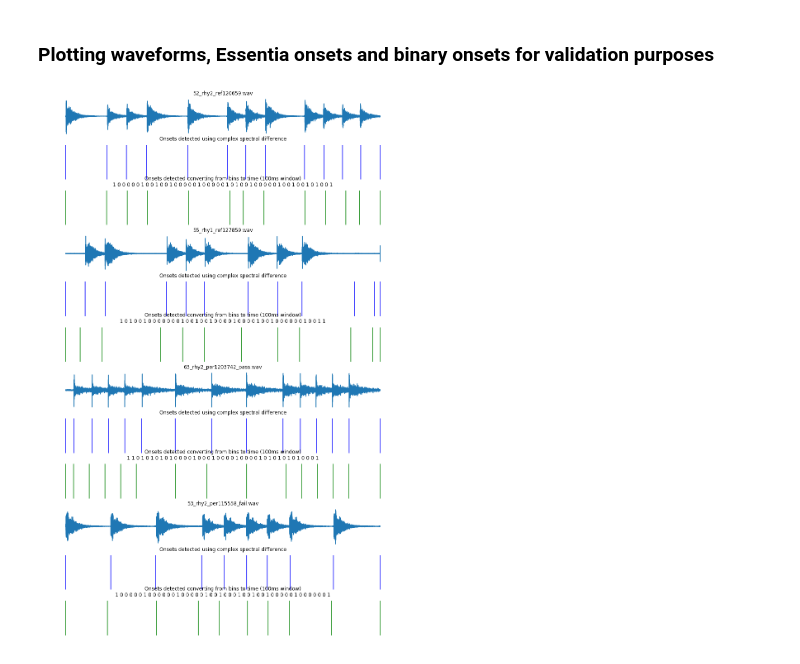
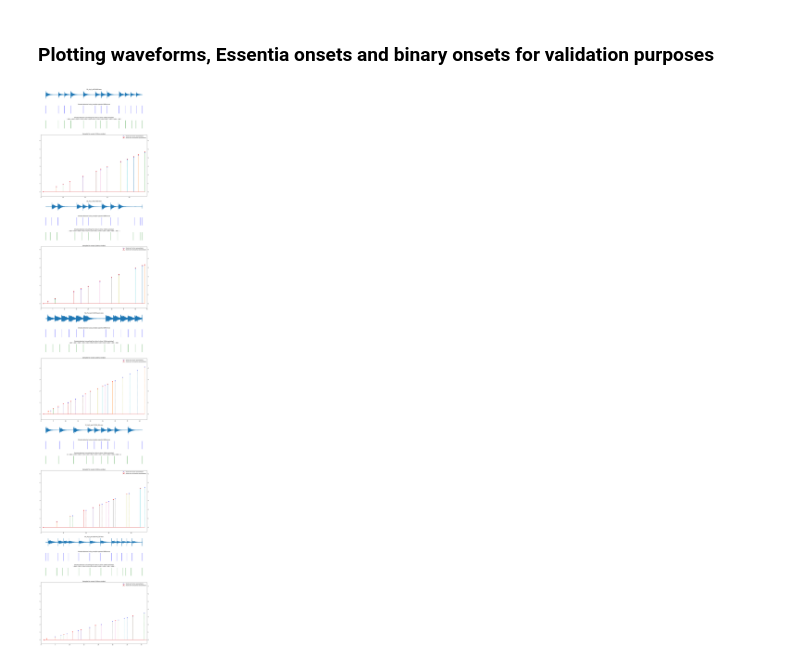
Before and after one commit to MTG/mast-rhythm-analysis, a Jupyter notebook: notebooks/PreProcessDataFromMASTDataset.ipynb, the cells around one changed output. Saved outputs shown, nothing was run; the diff lists cells and outputs as text; code cells hidden in the pictures.

Commit message:
adding stemplots to pre-processing notebook

```diff
--- a/notebooks/PreProcessDataFromMASTDataset.ipynb
+++ b/notebooks/PreProcessDataFromMASTDataset.ipynb
@@ -19,6 +19,8 @@ import matplotlib.pyplot as plt
 SAMPLE_RATE = 44100
 WINDOW_SIZE = 1024
 HOP_SIZE = 512
+
+ONSET_WINDOW_SIZE = 0.1 # 100ms
 
 WINDOWING_METHOD = 'hann'
 ONSET_DETECTION_METHOD = 'complex'
@@ -143,7 +145,8 @@ rescale_and_make_bins(os.path.join(DATA_FOLDER, 'Only Performances/MAST Onsets [
 ### Plotting waveforms, Essentia onsets and binary onsets for validation purposes
 # %%
 audio_samples = ['Only References/52_rhy2_ref120659.wav', 'Only References/55_rhy1_ref127859.wav',
-                'Only Performances/63_rhy2_per1203742_pass.wav', 'Only Performances/53_rhy2_per115558_fail.wav']
+                'Only Performances/54_rhy1_per119859_pass.wav', 'Only Performances/53_rhy2_per115558_fail.wav',
+                'Only Performances/67_rhy2_per1393742_fail.wav']
 
 # gets the audio index of an our auxiliar files (previously stored data)
 def get_audio_index(file, performance_type):
@@ -162,11 +165,14 @@ def get_info(file, performance_type, info_file_format):
         return [float(x) for x in scaling_info.split()]
 
 
-f, axarr = plt.subplots(len(audio_samples) * 3,1,figsize=(15, len(audio_samples)*6))
+
+f, axarr = plt.subplots(len(audio_samples) * 4,1,figsize=(15, len(audio_samples)*15), gridspec_kw = {'height_ratios':len(audio_samples) *[1,1,1,7]})
 idx = 0
 
 for audio in audio_samples:
     file_name = audio.split('/')[1]
+
+    ## Plotting weveform ###
 
     w = _load_file_as_monophonic_waveform(os.path.join(DATA_FOLDER, audio))
 
@@ -182,42 +188,75 @@ for audio in audio_samples:
     axarr[idx].axis('off')
     axarr[idx].set_title(file_name);
 
     essentia_onsets = get_info(file_name, 'reference' if 'ref' in file_name else 'performance', 'MAST Onsets [{}s]')
     # scaling essentia onsets so the first onset is in moment 0
-    essentia_onsets = [x - true_onsets[0] for x in essentia_onsets]
+    essentia_onsets = [x - essentia_onsets[0] for x in essentia_onsets]
 
     idx+=1
 
-    ## Plotting onsets computed by essentia
+    ## Plotting onsets computed by essentia ###
 
-    # I'm not plotting time domain since it varies between representations (the bins are scaled).
-    # what's really important is to check the organization of onsets. They must resemble
-
-    # axarr[idx].plot(t,zero_array)
     axarr[idx].set_title('Onsets detected using complex spectral difference');
     axarr[idx].axis('off')
     axarr[idx].vlines(essentia_onsets, -1, 1, color='b')
 
     ## Plotting onsets reconverted from bins
     onset_bins = get_info(file_name, 'reference' if 'ref' in file_name else 'performance', 'MAST Onsets [{}s] [BINS]')
 
     # Converting from bins to time according to window size (100ms)
     bins_to_onsets = []
     for i in range(len(onset_bins)):
         # if there's a beat on that window
         if onset_bins[i]:
-            bins_to_onsets.append((i * onset_bins[i]) * 0.1)
+            bins_to_onsets.append(i * ONSET_WINDOW_SIZE)
 
     idx+=1
 
-    # I'm not plotting time domain since it varies between representations (the bin representation is scaled).
-    # what's really important is to check the organization of onsets
-
-    # axarr[idx].plot(t,zero_array)
     axarr[idx].set_title('Onsets detected converting from bins to time (100ms window)\n%s' % " ".join(str(int(i)) for i in onset_bins));
     axarr[idx].axis('off')
     axarr[idx].vlines(bins_to_onsets, -1, 1, color='g')
 
     idx+=1
+
+    ## Plotting stems from both essentia and bins onsets ###
+
+    bins_stems = []
+
+    # converting from onset bins to bins boundaries
+    # (e.g) a 1 in a index #10 means a beat in the window #10
+    # (boundaries: 0,9s - 1s). window size is 100ms
+    for i in range(len(onset_bins)):
+        if onset_bins[i]:
+            bins_stems.append((onset_bins[i] * (i+1)))
+
+    axarr[idx].set_title('Stemplot for onsets (100ms window)')
+    axarr[idx].set_xlim([0,len(onset_bins) + 1])
+    # setting y limit with some extra buffer (time is scaled for performances)
+    axarr[idx].set_ylim([-0.5,scaling_info[2] + 2])
+    # Plotting bins stems
+    plot_one = axarr[idx].stem(bins_stems, bins_to_onsets, '--', markerfmt='b^',label='Onset mark for bin representation')
+
+    # Plotting essentia stems (overlapped)
+    # (e.g ) an onset in moment 0.95s means
+    # a beat with boundaries [0,9s - 1s] which
+    # translates to window/stem 10
+    essentia_stems = [int(essentia_onset / ONSET_WINDOW_SIZE) + 1 for essentia_onset in essentia_onsets]
+
+
+    overlapped = axarr[idx].twinx()
+    overlapped.set_xlim([0,len(onset_bins) + 1])
+    # setting y limit with some extra buffer (time is scaled for performances)
+    overlapped.set_ylim([-0.5,scaling_info[2] + 2])
+
+    plot_two = overlapped.stem(essentia_stems, essentia_onsets, '-',markerfmt='ro',label='Onset mark for Essentia representation')
+
+    # added these three lines
+    plots = [plot_one, plot_two]
+    labs = [plot.get_label() for plot in plots]
+    axarr[idx].legend(plots, labs, loc=0)
+
+    idx+=1
+
+f.tight_layout()
 # %% [output]
-[figure, old version]
+[figure, new version]
```
Also changed, not shown: parts of 1 cell of this notebook.
